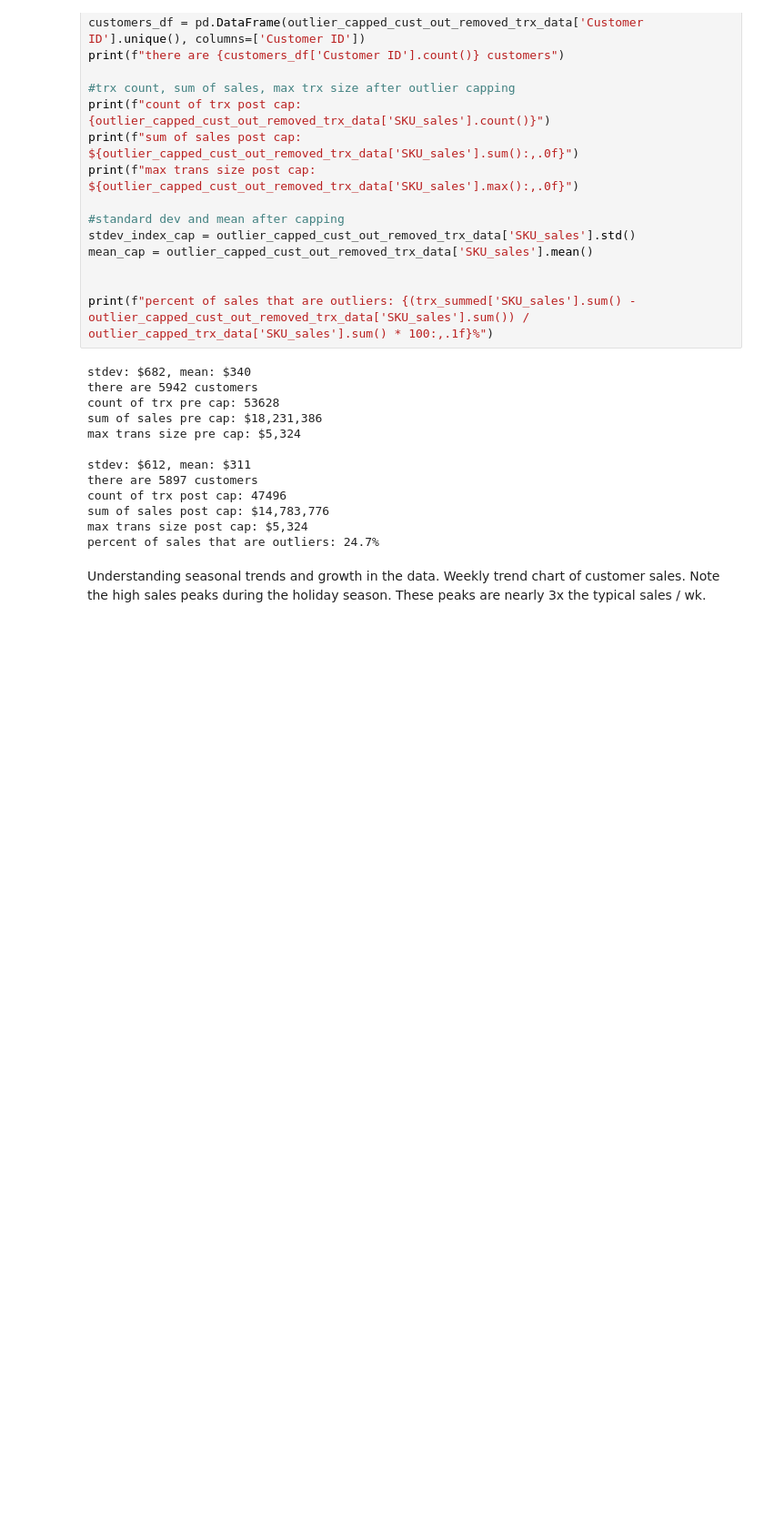
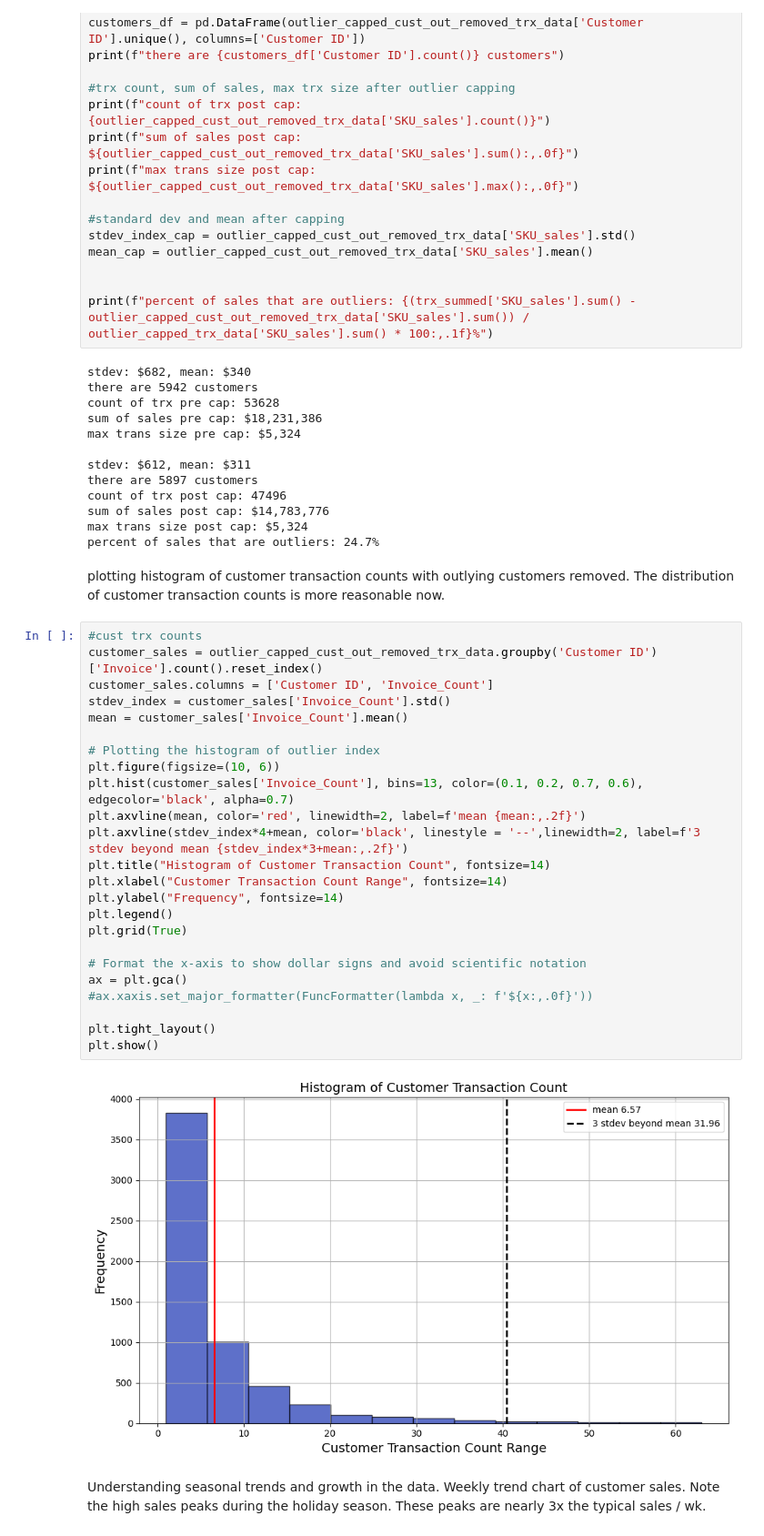
Before and after one commit to jcampbell542/optimizing_customer_test_measurement, a Jupyter notebook: Improved Random Selection.ipynb, the cells around one changed output. Shown: that part at 91% size. Saved outputs shown, nothing was run; the diff lists cells and outputs as text; blank space fills up the shorter version.

Commit message:
Update Improved Random Selection.ipynb
added a plot of the customer tranaction counts after outliers are removed, along with markdown comments reflecting the addition

```diff
--- a/Improved Random Selection.ipynb
+++ b/Improved Random Selection.ipynb
@@ -276,6 +276,34 @@ count of trx post cap: 47496
 sum of sales post cap: $14,783,776
 max trans size post cap: $5,324
 percent of sales that are outliers: 24.7%
+# %% [markdown]
+plotting histogram of customer transaction counts with outlying customers removed.  The distribution of customer transaction counts is more reasonable now.
+# %%
+#cust trx counts
+customer_sales = outlier_capped_cust_out_removed_trx_data.groupby('Customer ID')['Invoice'].count().reset_index()
+customer_sales.columns = ['Customer ID', 'Invoice_Count']
+stdev_index = customer_sales['Invoice_Count'].std()
+mean = customer_sales['Invoice_Count'].mean()
+
+# Plotting the histogram of outlier index
+plt.figure(figsize=(10, 6))
+plt.hist(customer_sales['Invoice_Count'], bins=13, color=(0.1, 0.2, 0.7, 0.6), edgecolor='black', alpha=0.7)
+plt.axvline(mean, color='red', linewidth=2, label=f'mean {mean:,.2f}')
+plt.axvline(stdev_index*4+mean, color='black', linestyle = '--',linewidth=2, label=f'3 stdev beyond mean {stdev_index*3+mean:,.2f}')
+plt.title("Histogram of Customer Transaction Count", fontsize=14)
+plt.xlabel("Customer Transaction Count Range", fontsize=14)
+plt.ylabel("Frequency", fontsize=14)
+plt.legend()
+plt.grid(True)
+
+# Format the x-axis to show dollar signs and avoid scientific notation
+ax = plt.gca()
+#ax.xaxis.set_major_formatter(FuncFormatter(lambda x, _: f'${x:,.0f}'))
+
+plt.tight_layout()
+plt.show()
+# %% [output]
+[figure, added]
 # %% [markdown]
 Understanding seasonal trends and growth in the data.  Weekly trend chart of customer sales.  Note the high sales peaks during the holiday season.  These peaks are nearly 3x the typical sales / wk.
 # %%
```
Also changed, not shown: parts of 2 cells of this notebook.
